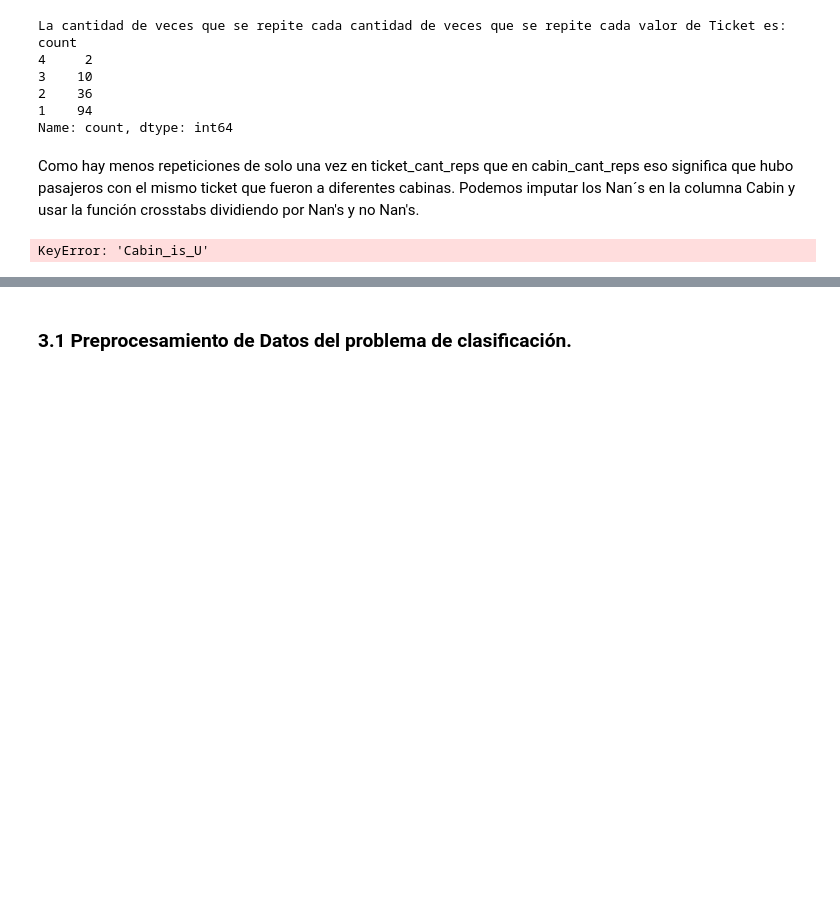
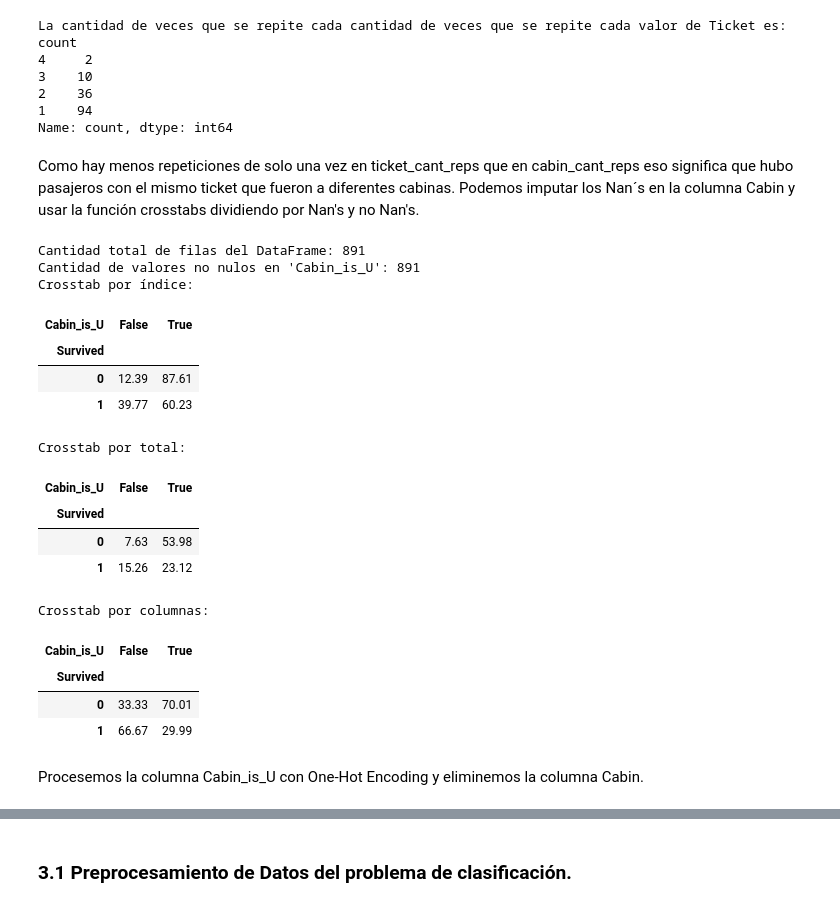
Before and after one commit to MartoBadi/TSCDIA-, a Jupyter notebook: Modelizado de Minería de Datos/tp_final/tp_final_clasificacion.ipynb, the cells around one changed output, grey strips where cells are left out. Drawn from its saved outputs; the diff is of its cells as text; code cells hidden in the pictures; blank space fills up the shorter version.

```diff
--- a/Modelizado de Minería de Datos/tp_final/tp_final_clasificacion.ipynb
+++ b/Modelizado de Minería de Datos/tp_final/tp_final_clasificacion.ipynb
@@ -90,3 +97,5 @@ df.describe(include = [object])
+# %%
+df['Survived'] = df['Survived'].astype(int)
 # %%
 df['Survived'].value_counts()
 # %% [output]
@@ -589,8 +598,26 @@ Como hay menos repeticiones de solo una vez en ticket_cant_reps que en cabin_can
 # %%
 df['Cabin'] = df['Cabin'].fillna('U')
 
-df['Cabin_is_U'] = (df['Cabin'] == 'U').astype(int)
+df['Cabin_is_U'] = df['Cabin'] == 'U'
 
-crosstabs(df, 'Survived', 'Cabin_U')
+crosstabs(df, 'Survived', 'Cabin_is_U')
 # %% [output]
-KeyError: 'Cabin_is_U'
+Cantidad total de filas del DataFrame: 891
+Cantidad de valores no nulos en 'Cabin_is_U': 891
+Crosstab por índice:
+| Cabin_is_U | False | True |
+| Survived |  |  |
+| 0 | 12.39 | 87.61 |
+| 1 | 39.77 | 60.23 |
+Crosstab por total:
+| Cabin_is_U | False | True |
+| Survived |  |  |
+| 0 | 7.63 | 53.98 |
+| 1 | 15.26 | 23.12 |
+Crosstab por columnas:
+| Cabin_is_U | False | True |
+| Survived |  |  |
+| 0 | 33.33 | 70.01 |
+| 1 | 66.67 | 29.99 |
+# %% [markdown]
+Procesemos la columna Cabin_is_U con One-Hot Encoding y eliminemos la columna Cabin.
```
Also changed, not shown: parts of 25 cells of this notebook.
